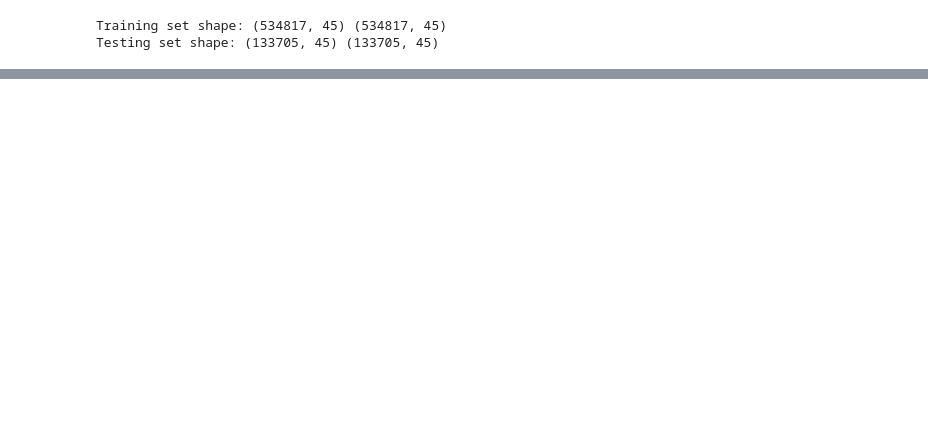
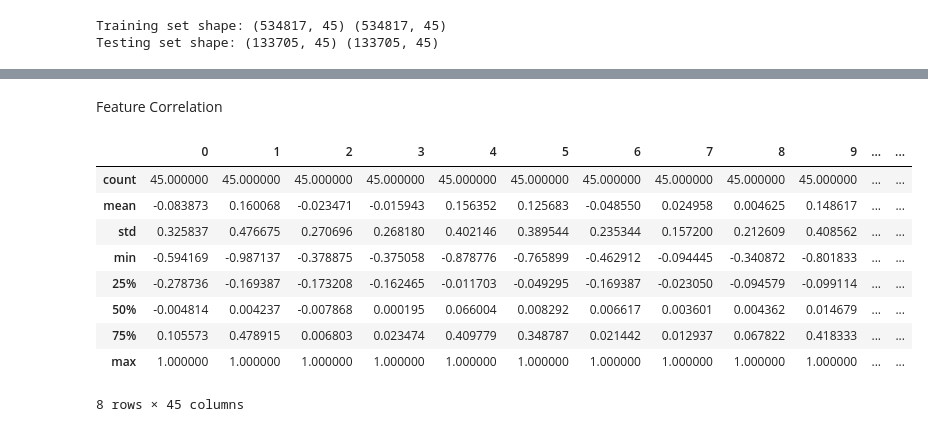
Before and after one commit to Specoptor/bot-iot, a Jupyter notebook: Baseline Autoencoder.ipynb, the cells around one changed output, grey strips where cells are left out. Drawn from its saved outputs; the diff is of its cells as text; code cells hidden in the pictures; blank space fills up the shorter version.

```diff
--- a/Baseline Autoencoder.ipynb
+++ b/Baseline Autoencoder.ipynb
@@ -197,0 +146,19 @@ INFO:tensorflow:Assets written to: SAE_mode\assets
+# %% [markdown]
+Feature Correlation
+# %%
+import numpy as np
+
+# Calculate the correlation matrix
+correlation_matrix = np.corrcoef(X_train.T)
+pd.DataFrame(correlation_matrix).describe()
+# %% [output]
+|  | 0 | 1 | 2 | 3 | 4 | 5 | 6 | 7 | 8 | 9 | ... | ... |
+| count | 45.000000 | 45.000000 | 45.000000 | 45.000000 | 45.000000 | 45.000000 | 45.000000 | 45.000000 | 45.000000 | 45.000000 | ... | ... |
+| mean | -0.083873 | 0.160068 | -0.023471 | -0.015943 | 0.156352 | 0.125683 | -0.048550 | 0.024958 | 0.004625 | 0.148617 | ... | ... |
+| std | 0.325837 | 0.476675 | 0.270696 | 0.268180 | 0.402146 | 0.389544 | 0.235344 | 0.157200 | 0.212609 | 0.408562 | ... | ... |
+| min | -0.594169 | -0.987137 | -0.378875 | -0.375058 | -0.878776 | -0.765899 | -0.462912 | -0.094445 | -0.340872 | -0.801833 | ... | ... |
+| 25% | -0.278736 | -0.169387 | -0.173208 | -0.162465 | -0.011703 | -0.049295 | -0.169387 | -0.023050 | -0.094579 | -0.099114 | ... | ... |
+| 50% | -0.004814 | 0.004237 | -0.007868 | 0.000195 | 0.066004 | 0.008292 | 0.006617 | 0.003601 | 0.004362 | 0.014679 | ... | ... |
+| 75% | 0.105573 | 0.478915 | 0.006803 | 0.023474 | 0.409779 | 0.348787 | 0.021442 | 0.012937 | 0.067822 | 0.418333 | ... | ... |
+| max | 1.000000 | 1.000000 | 1.000000 | 1.000000 | 1.000000 | 1.000000 | 1.000000 | 1.000000 | 1.000000 | 1.000000 | ... | ... |
+8 rows × 45 columns
```
Also changed, not shown: parts of 15 cells of this notebook.
